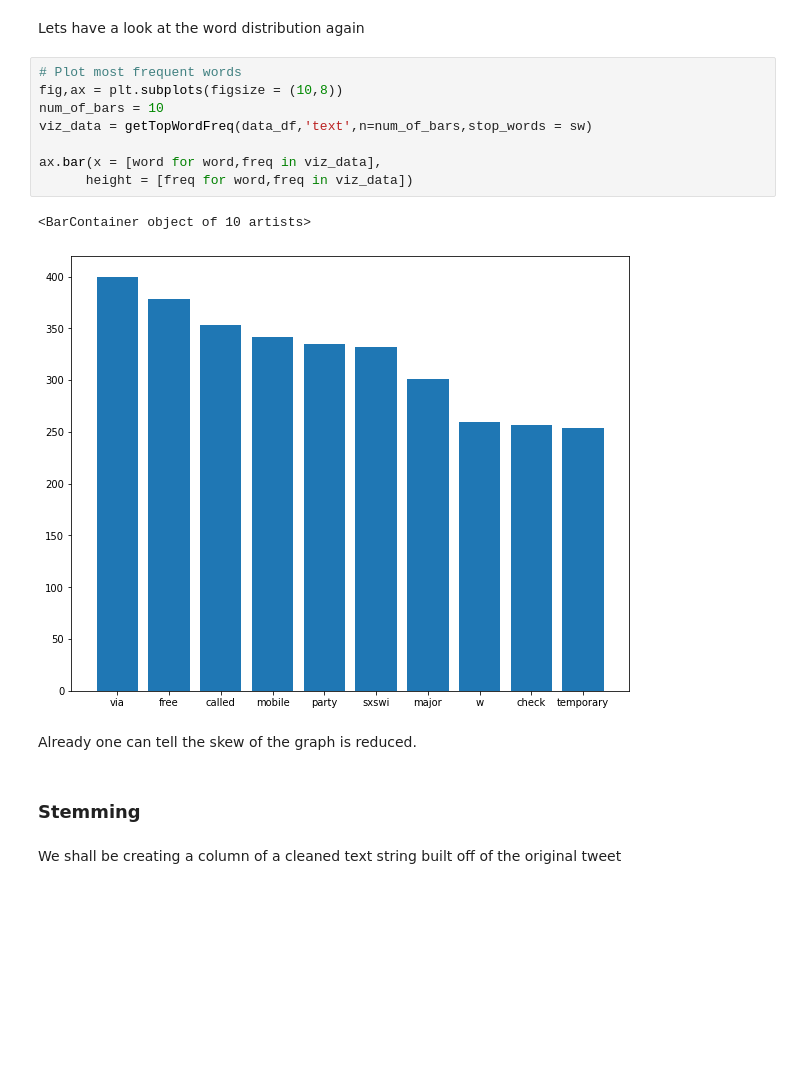
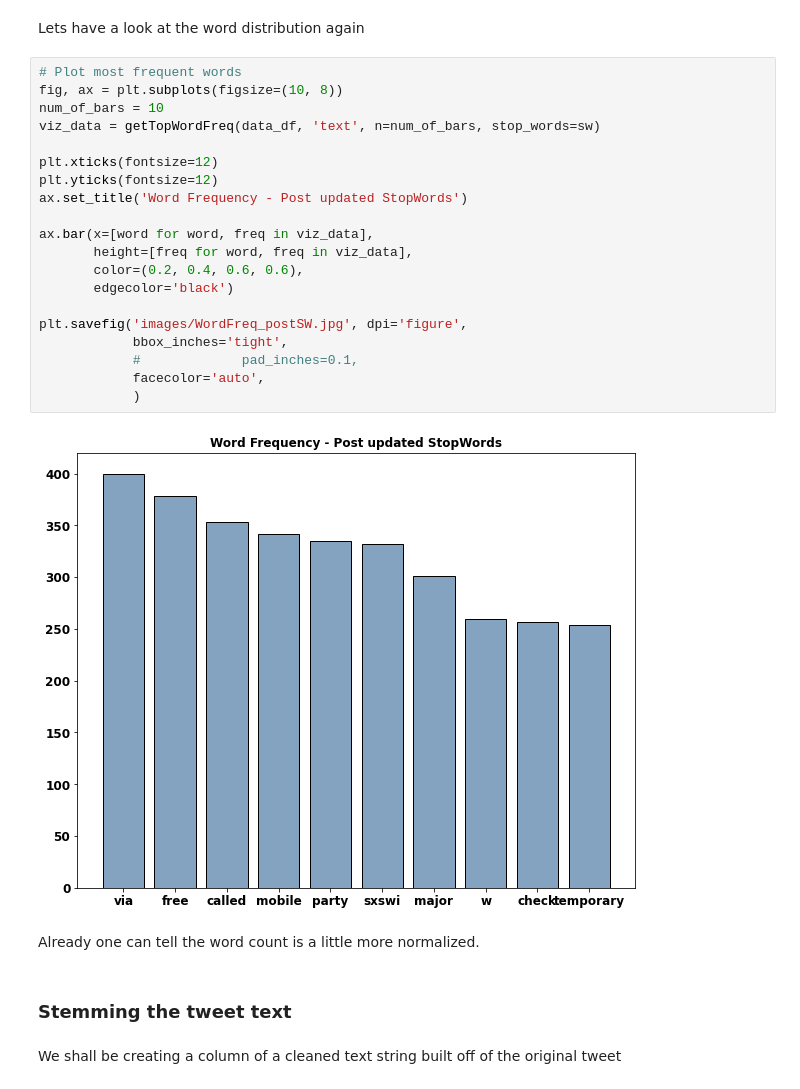
Before and after one commit to ssaeed85/dsc-ph4-TweetSentimentAnalysis-NLP, a Jupyter notebook: TweetSentimentAnalysis_nb.ipynb, the cells around one changed output. Cells and saved outputs as stored; diff of their text form; blank space fills up the shorter version.

```diff
--- a/TweetSentimentAnalysis_nb.ipynb
+++ b/TweetSentimentAnalysis_nb.ipynb
@@ -296,19 +319,30 @@ len(sw)
 Lets have a look at the word distribution again
 # %%
 # Plot most frequent words
-fig,ax = plt.subplots(figsize = (10,8))
+fig, ax = plt.subplots(figsize=(10, 8))
 num_of_bars = 10
-viz_data = getTopWordFreq(data_df,'text',n=num_of_bars,stop_words = sw)
+viz_data = getTopWordFreq(data_df, 'text', n=num_of_bars, stop_words=sw)
 
-ax.bar(x = [word for word,freq in viz_data],
-      height = [freq for word,freq in viz_data])
+plt.xticks(fontsize=12)
+plt.yticks(fontsize=12)
+ax.set_title('Word Frequency - Post updated StopWords')
+
+ax.bar(x=[word for word, freq in viz_data],
+       height=[freq for word, freq in viz_data],
+       color=(0.2, 0.4, 0.6, 0.6),
+       edgecolor='black')
+
+plt.savefig('images/WordFreq_postSW.jpg', dpi='figure',
+            bbox_inches='tight',
+            #             pad_inches=0.1,
+            facecolor='auto',
+            )
 # %% [output]
-<BarContainer object of 10 artists>
-[figure, old version]
+[figure, new version]
 # %% [markdown]
-Already one can tell the skew of the graph is reduced.
+Already one can tell the word count is a little more normalized.
 # %% [markdown]
-### Stemming
+### Stemming the tweet text
 # %% [markdown]
 We shall be creating a column of a cleaned text string built off of the original tweet
 # %%
```
Also changed, not shown: parts of 41 cells of this notebook.
